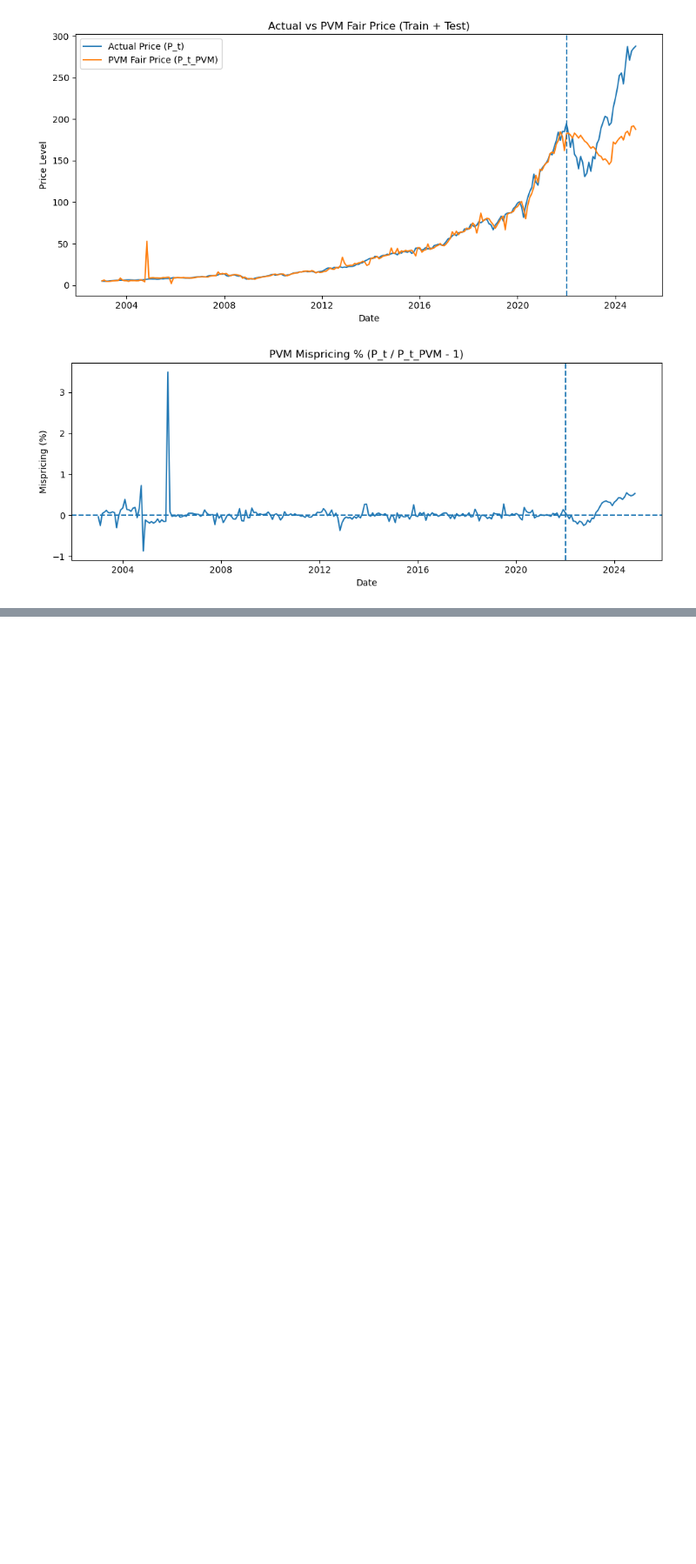
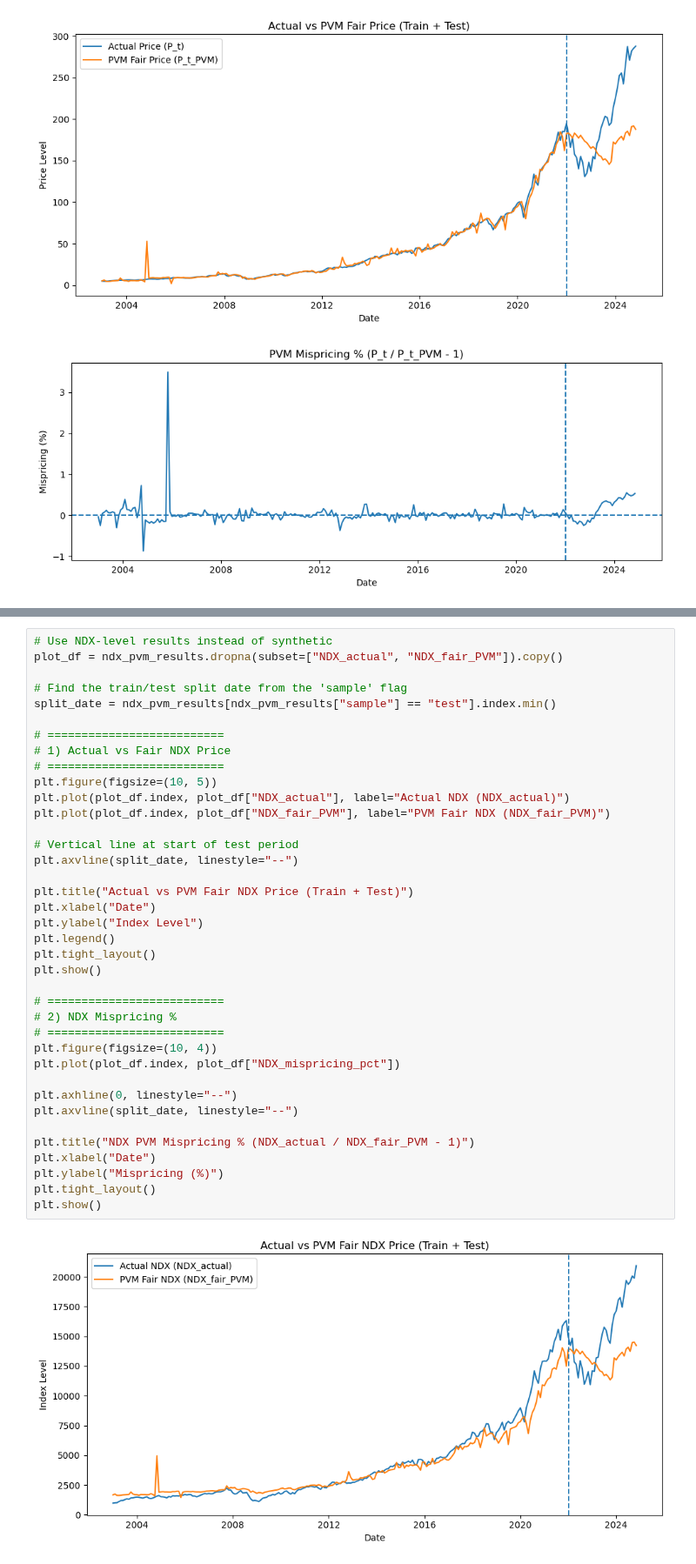
Before and after one commit to EliaLand/Martingale_FVM_AssetPricing, a Jupyter notebook: Part 2/main_FVM.ipynb, the cells around one changed output, grey strips where cells are left out. Shown at 87% size. Cells and saved outputs as stored; diff of their text form; blank space fills up the shorter version.

```diff
--- a/Part 2/main_FVM.ipynb
+++ b/Part 2/main_FVM.ipynb
@@ -554,0 +637,40 @@ plt.show()
+# %%
+# Use NDX-level results instead of synthetic
+plot_df = ndx_pvm_results.dropna(subset=["NDX_actual", "NDX_fair_PVM"]).copy()
+
+# Find the train/test split date from the 'sample' flag
+split_date = ndx_pvm_results[ndx_pvm_results["sample"] == "test"].index.min()
+
+# ==========================
+# 1) Actual vs Fair NDX Price
+# ==========================
+plt.figure(figsize=(10, 5))
+plt.plot(plot_df.index, plot_df["NDX_actual"], label="Actual NDX (NDX_actual)")
+plt.plot(plot_df.index, plot_df["NDX_fair_PVM"], label="PVM Fair NDX (NDX_fair_PVM)")
+
+# Vertical line at start of test period
+plt.axvline(split_date, linestyle="--")
+
+plt.title("Actual vs PVM Fair NDX Price (Train + Test)")
+plt.xlabel("Date")
+plt.ylabel("Index Level")
+plt.legend()
+plt.tight_layout()
+plt.show()
+
+# ==========================
+# 2) NDX Mispricing %
+# ==========================
+plt.figure(figsize=(10, 4))
+plt.plot(plot_df.index, plot_df["NDX_mispricing_pct"])
+
+plt.axhline(0, linestyle="--")
+plt.axvline(split_date, linestyle="--")
+
+plt.title("NDX PVM Mispricing % (NDX_actual / NDX_fair_PVM - 1)")
+plt.xlabel("Date")
+plt.ylabel("Mispricing (%)")
+plt.tight_layout()
+plt.show()
+# %% [output]
+[figure, added]
```
Also changed, not shown: parts of 2 cells of this notebook.
